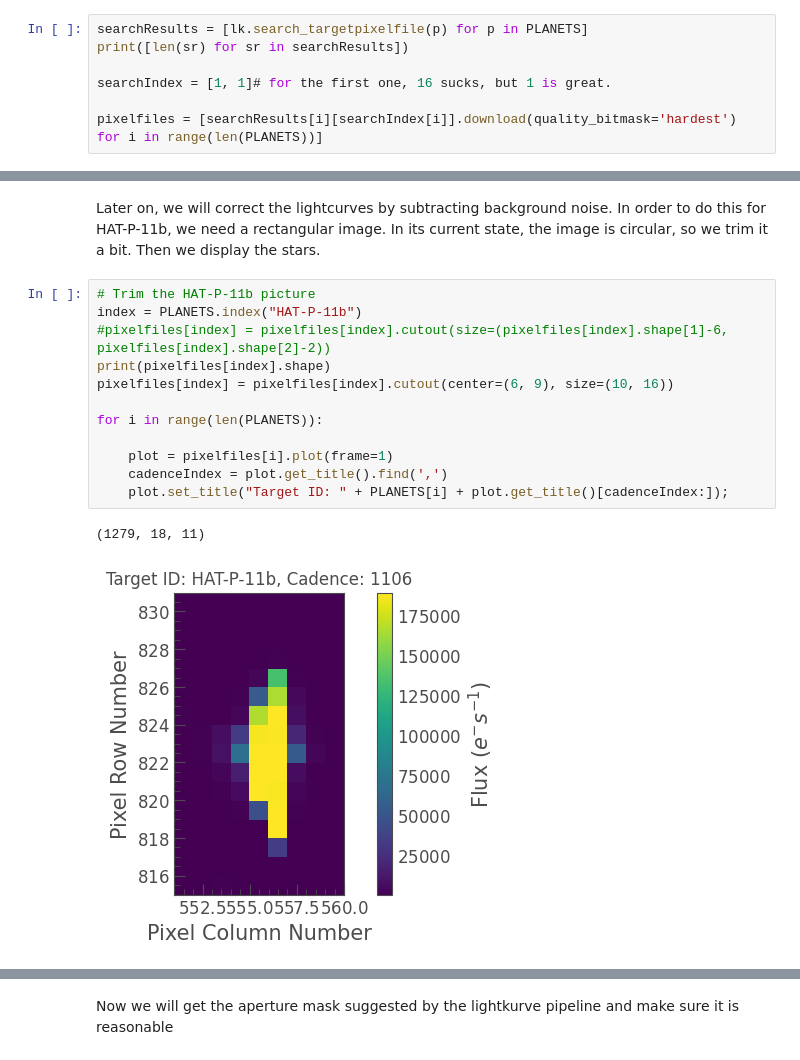
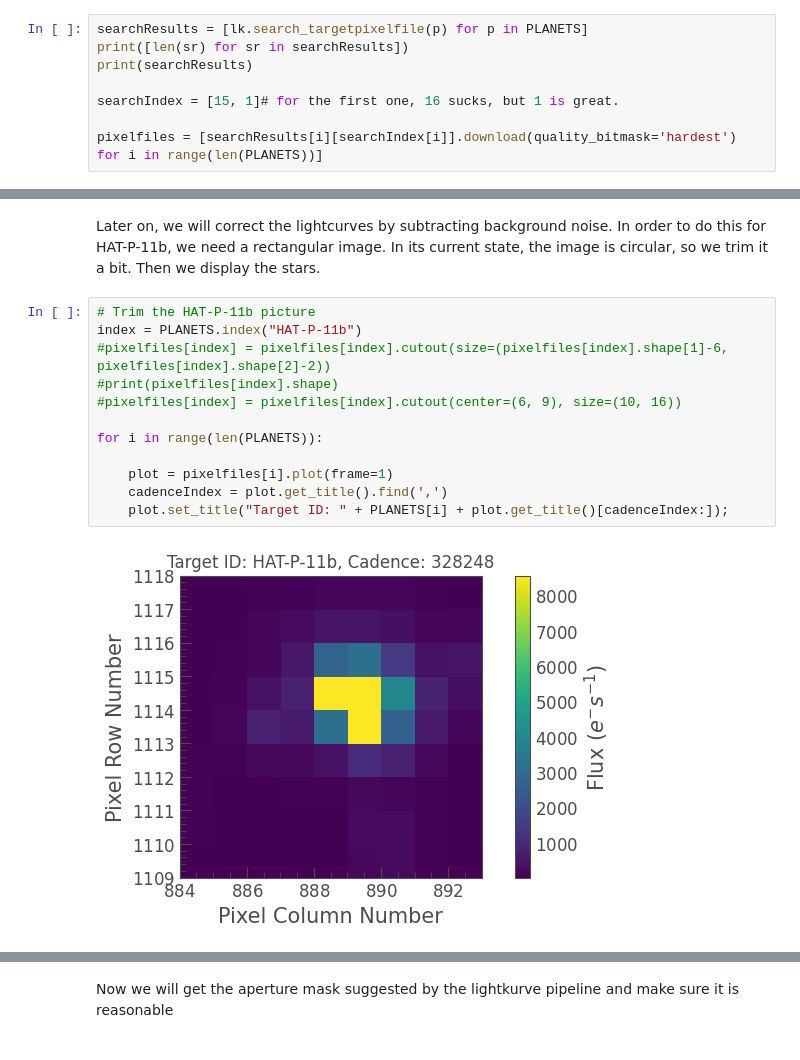
Before and after one commit to JackDinsmore/photometry-age-dating, a Jupyter notebook: HAT-P-11b; KELT-9b lightcurves.ipynb, the cells around one changed output, grey strips where cells are left out. Drawn from its saved outputs; the diff is of its cells as text.

```diff
--- a/HAT-P-11b; KELT-9b lightcurves.ipynb
+++ b/HAT-P-11b; KELT-9b lightcurves.ipynb
@@ -62,8 +44,9 @@ Download our planets' pixelfiles so we can see their lightcurves and display the
 # %%
 searchResults = [lk.search_targetpixelfile(p) for p in PLANETS]
 print([len(sr) for sr in searchResults])
+print(searchResults)
 
-searchIndex = [1, 1]# for the first one, 16 sucks, but 1 is great.
+searchIndex = [15, 1]# for the first one, 16 sucks, but 1 is great.
 
 pixelfiles = [searchResults[i][searchIndex[i]].download(quality_bitmask='hardest') for i in range(len(PLANETS))]
 # %% [output]
@@ -75,18 +73,17 @@ Later on, we will correct the lightcurves by subtracting background noise. In or
 # %%
 # Trim the HAT-P-11b picture
 index = PLANETS.index("HAT-P-11b")
 #pixelfiles[index] = pixelfiles[index].cutout(size=(pixelfiles[index].shape[1]-6, pixelfiles[index].shape[2]-2))
-print(pixelfiles[index].shape)
-pixelfiles[index] = pixelfiles[index].cutout(center=(6, 9), size=(10, 16))
+#print(pixelfiles[index].shape)
+#pixelfiles[index] = pixelfiles[index].cutout(center=(6, 9), size=(10, 16))
 
 for i in range(len(PLANETS)):
 
     plot = pixelfiles[i].plot(frame=1)
     cadenceIndex = plot.get_title().find(',')
     plot.set_title("Target ID: " + PLANETS[i] + plot.get_title()[cadenceIndex:]);
 # %% [output]
-(1279, 18, 11)
-[figure, old version]
+[figure, new version]
 [figure]
 # %% [markdown]
 Now we will get the aperture mask suggested by the lightkurve pipeline and make sure it is reasonable
```
Also changed, not shown: parts of 5 cells of this notebook, 1 other file.
